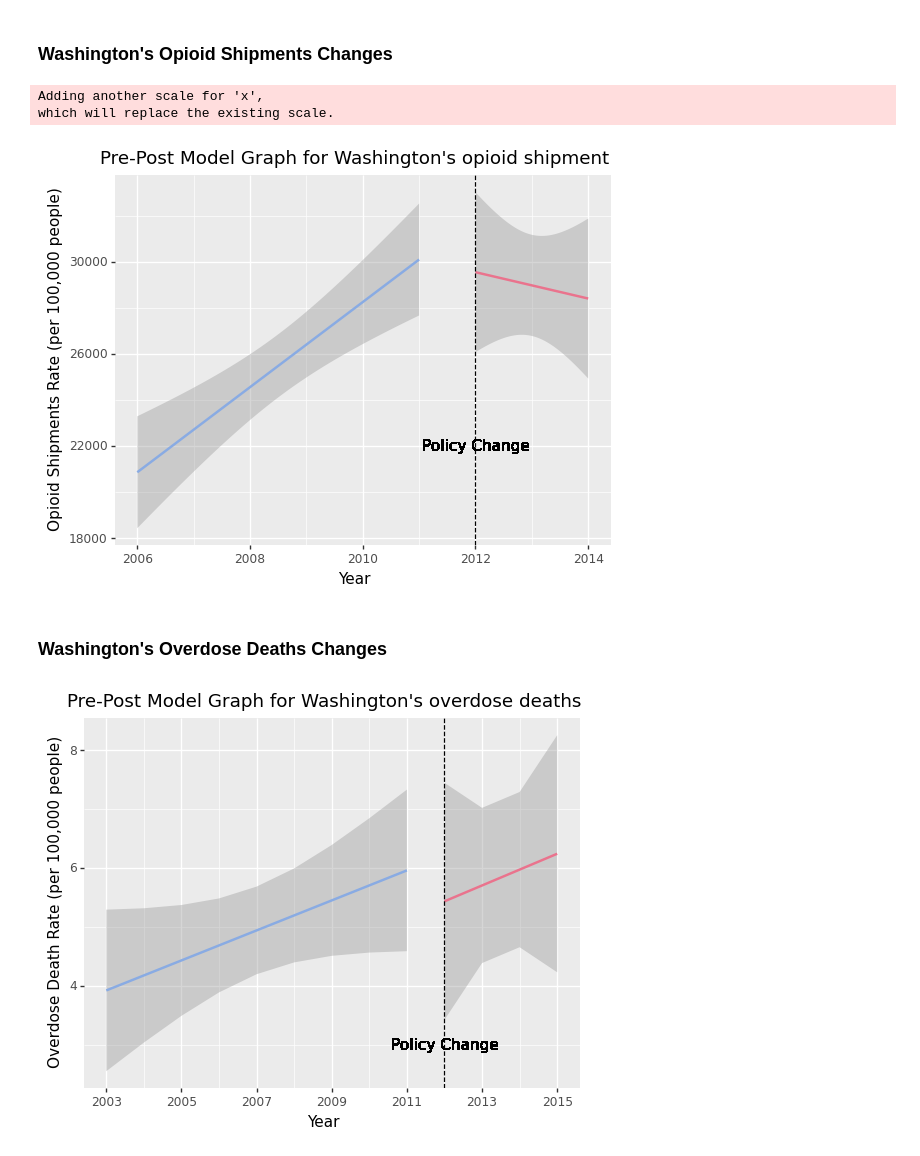
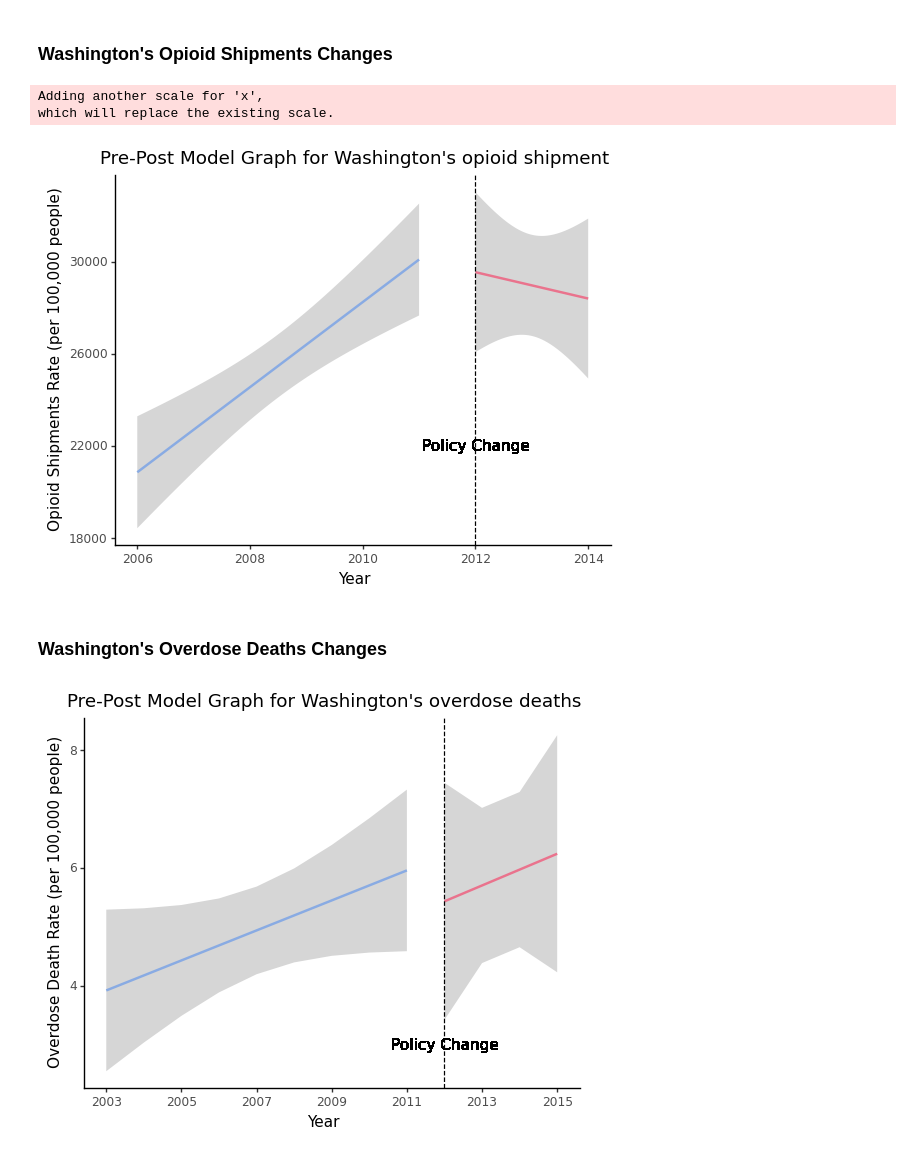
Before and after one commit to Yer1k/opioid_causal_inference, a Jupyter notebook: 10_code/pre-post_analysis.ipynb, the cells around one changed output. Drawn from its saved outputs; the diff is of its cells as text; code cells hidden in the pictures.

```diff
--- a/10_code/pre-post_analysis.ipynb
+++ b/10_code/pre-post_analysis.ipynb
@@ -195,33 +197,34 @@ wa_df
 # %%
 # plot the effect on opioid shipments during 2006-2014 (policy change in 2012)
 wa_shiprate_plot = (
     ggplot(wa_df, aes(x="year", y="ship_rate"))
     + geom_smooth(
         method="lm",
         data=wa_df[wa_df["year"] < 2012],
         se=True,
         color="#89ABE3FF",
     )
     + geom_smooth(
         method="lm",
         data=wa_df[wa_df["year"] >= 2012],
         se=True,
         color="#EA738DFF",
     )
     + scale_x_continuous(breaks=[2002, 2004, 2006, 2008, 2010, 2012, 2014, 2016])
     + geom_vline(xintercept=2012, linetype="dashed")
     + geom_text(x=2012, y=22000, label="Policy Change", color="black")
+    + theme_classic()
     + labs(title="Pre-Post Model Graph for Washington's opioid shipment")
     + xlab("Year")
     + xlim(2006, 2014)
     + ylab("Opioid Shipments Rate (per 100,000 people)")
 )
 wa_shiprate_plot.save("../30_results/prepost_Washington_opioid_shipment.pdf")
 print(wa_shiprate_plot)
 # %% [output]
 Adding another scale for 'x',
 which will replace the existing scale.
-[figure, old version]
+[figure, new version]
 # %% [markdown]
 ### Washington's Overdose Deaths Changes
 # %%
@@ -243,6 +246,7 @@ wa_overdose_plot = (
     + scale_x_continuous(breaks=[2003, 2005, 2007, 2009, 2011, 2013, 2015])
     + geom_vline(xintercept=2012, linetype="dashed")
     + geom_text(x=2012, y=3, label="Policy Change", color="black")
+    + theme_classic()
     + labs(title="Pre-Post Model Graph for Washington's overdose deaths")
     + xlab("Year")
     # + xlim(2003, 2015)
@@ -251,4 +255,4 @@ wa_overdose_plot = (
 wa_overdose_plot.save("../30_results/prepost_Washington_overdose_deaths.pdf")
 print(wa_overdose_plot)
 # %% [output]
-[figure, old version]
+[figure, new version]
```
Also changed, not shown: parts of 2 cells of this notebook.
